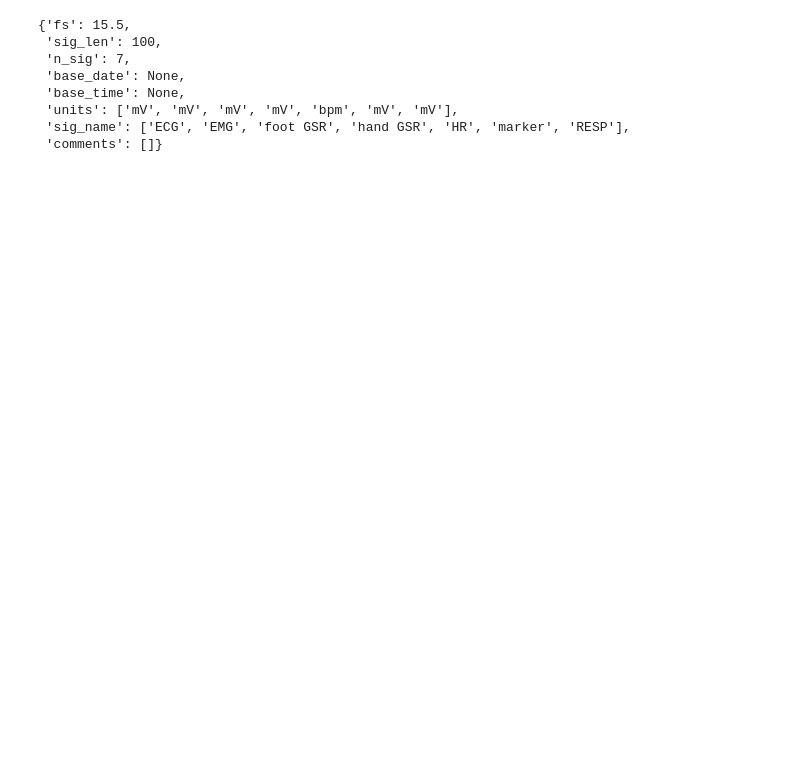
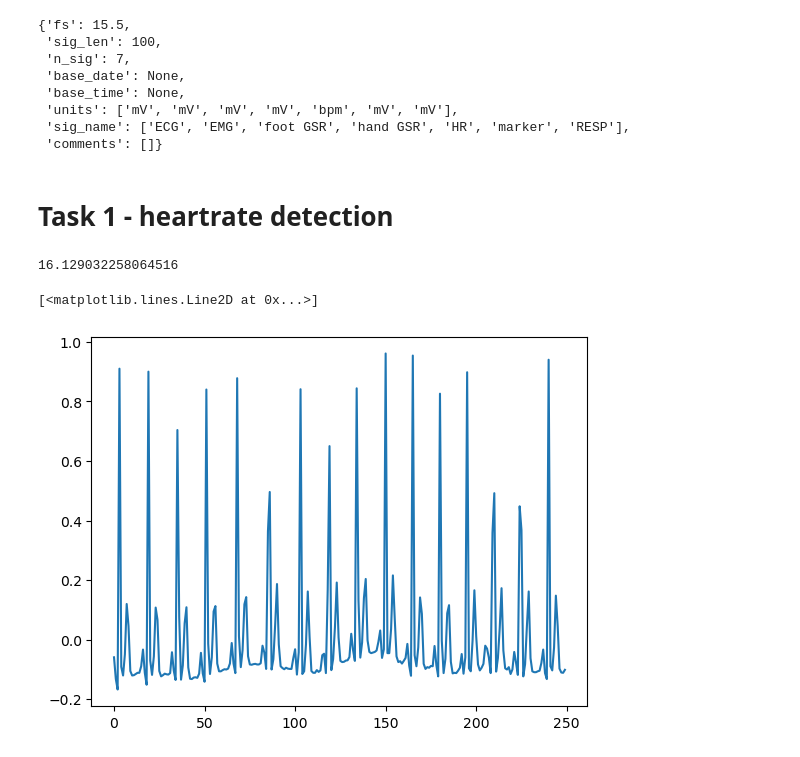
Before and after one commit to MQ37/ecg-emg-processing, a Jupyter notebook: Semestral1.ipynb, the cells around one changed output. Saved outputs shown, nothing was run; the diff lists cells and outputs as text; code cells hidden in the pictures; blank space fills up the shorter version.

```diff
--- a/Semestral1.ipynb
+++ b/Semestral1.ipynb
@@ -141,0 +177,14 @@ def pair_signals(signals, srs):
+# %% [markdown]
+# Task 1 - heartrate detection
+# %%
+sr, signal = load_drive(12, sampfrom=0, sampto=250)
+# %%
+seconds = signal.size / sr
+seconds
+# %% [output]
+16.129032258064516
+# %%
+plt.plot(signal)
+# %% [output]
+[<matplotlib.lines.Line2D at 0x...>]
+[figure, added]
```
Also changed, not shown: parts of 17 cells of this notebook.
